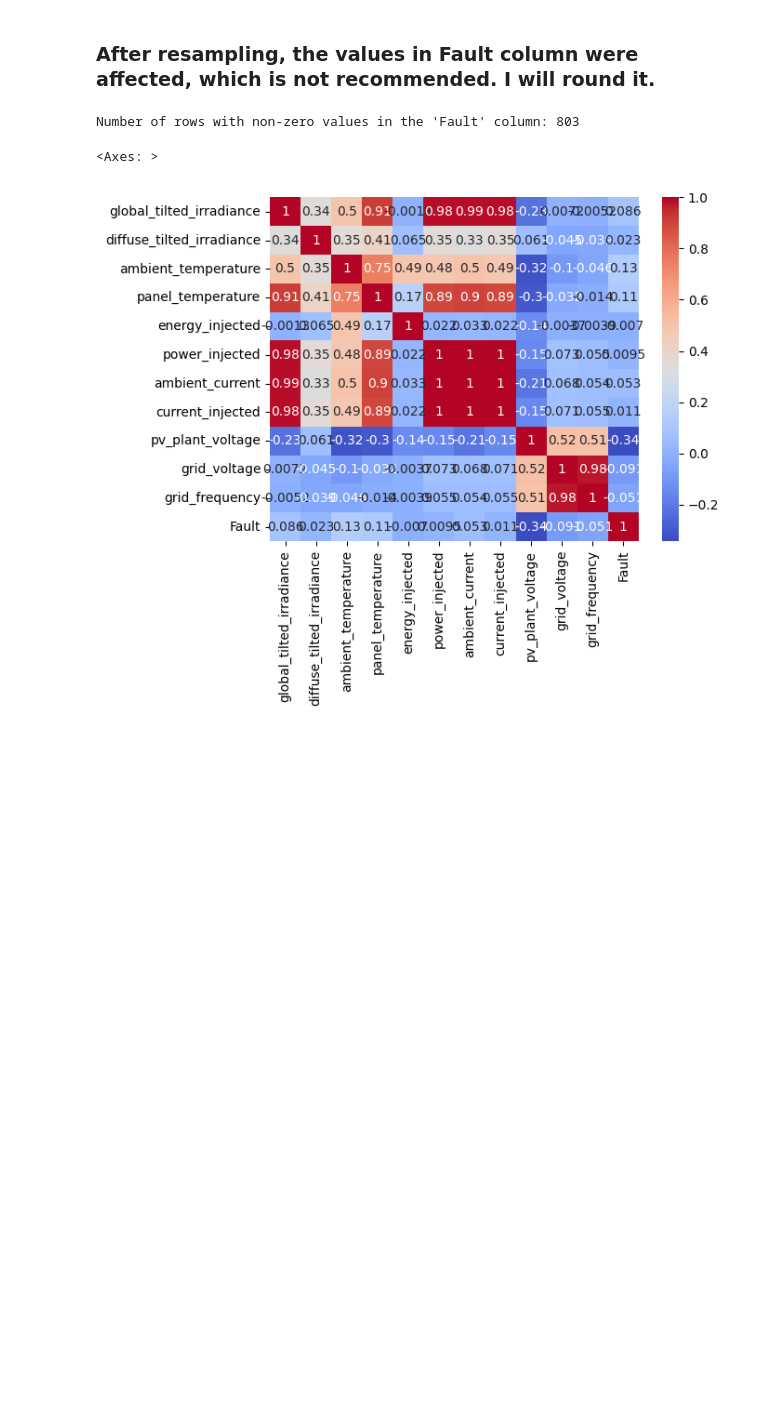
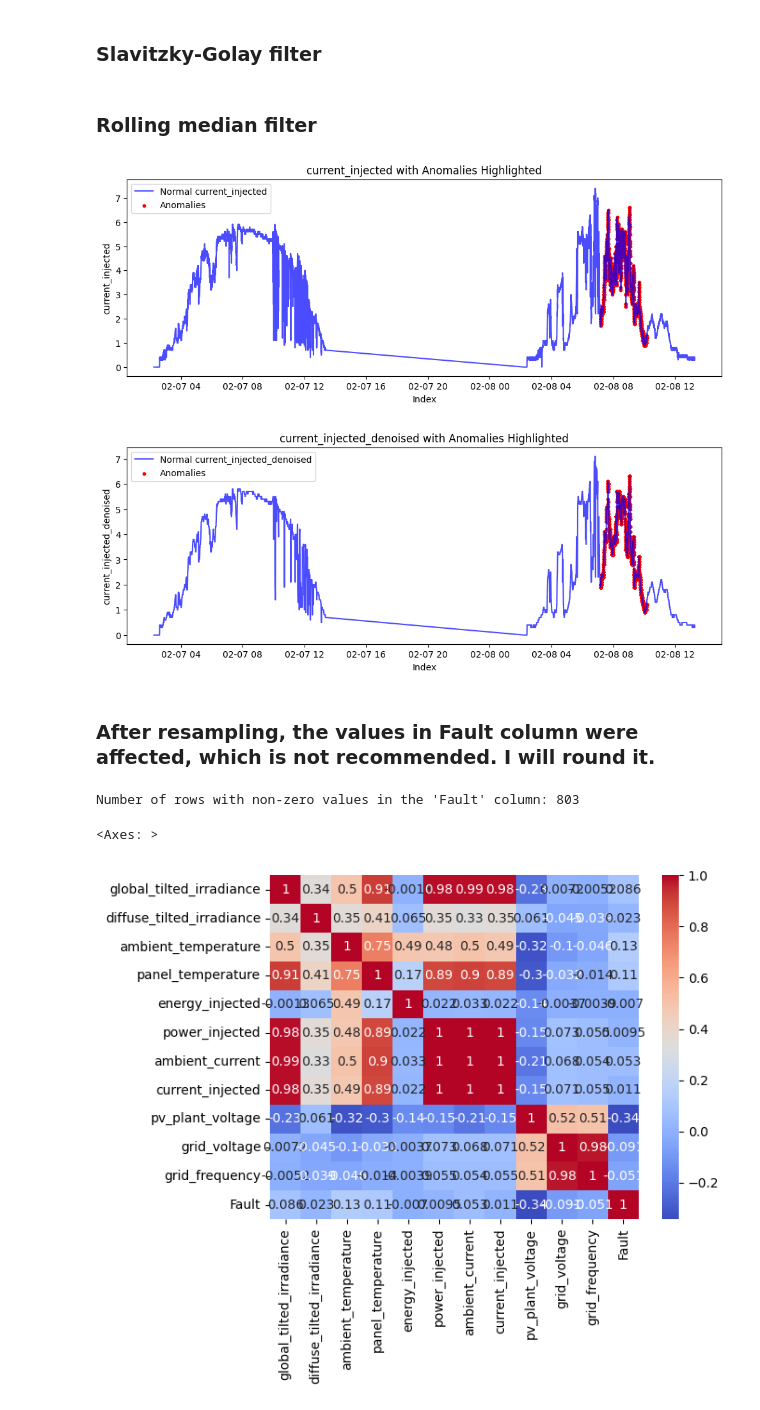
Before and after one commit to AzizjonKasimov/anomaly_detection_development, a Jupyter notebook: GNNAD/preprocess_data_short/prepare_labeled_data.ipynb, the cells around one changed output. Saved outputs shown, nothing was run; the diff lists cells and outputs as text; code cells hidden in the pictures; blank space fills up the shorter version.

```diff
--- a/GNNAD/preprocess_data_short/prepare_labeled_data.ipynb
+++ b/GNNAD/preprocess_data_short/prepare_labeled_data.ipynb
@@ -36,25 +33,6 @@ Electrical production data loaded successfully.
 df = df.join(weather)
 df.index = pd.to_datetime(df.index)
 df.index = df.index.tz_convert(None) # Remove timezone information to avoid issues with decomposition
-# %%
-# Resample data to have different time intervals
-df = df.resample('10min').agg({
-    'GTI': 'mean',
-    'DTI': 'mean',
-    'TA': 'mean',
-    'TPV': 'mean',
-    'Eg': 'sum',
-    'Pg': 'mean',
-    'Ia': 'mean',
-    'Ig': 'mean',
-    'Va': 'mean',
-    'Vg': 'mean',
-    'Fg': 'mean',
-    'Fault': 'mean'
-})
-
-df.drop_duplicates(inplace=True)
-df.dropna(inplace=True)
 # %%
 # rename the columns
 df.rename(columns={'GTI': 'global_tilted_irradiance',
@@ -70,0 +71,2 @@ df.rename(columns={'GTI': 'global_tilted_irradiance',
+# %% [markdown]
+### Slavitzky-Golay filter
@@ -70,0 +78,25 @@ df.rename(columns={'GTI': 'global_tilted_irradiance',
+# %% [markdown]
+### Rolling median filter
+# %%
+def rolling_median_filter(data, window=5):
+    return data.rolling(window=window, center=True, min_periods=1).median()
+# %%
+df.drop_duplicates(inplace=True)
+df.dropna(inplace=True)
+
+# Identify numerical columns
+numeric_columns = df.drop(columns=['Fault']).select_dtypes(include=[np.number]).columns
+
+# Apply wavelet denoising to each numerical column
+for column in numeric_columns:
+    df[f"{column}_denoised"] = rolling_median_filter(df[column])
+# %%
+feature = 'current_injected'
+start_date = '2022-02-07'
+end_date = pd.to_datetime(start_date) + pd.Timedelta(days=2)
+
+plot_feature_with_anomalies(df[start_date:end_date], feature)
+plot_feature_with_anomalies(df[start_date:end_date], f'{feature}_denoised')
+# %% [output]
+[figure, added]
+[figure, added]
```
Also changed, not shown: parts of 6 cells of this notebook, 5 other files.
